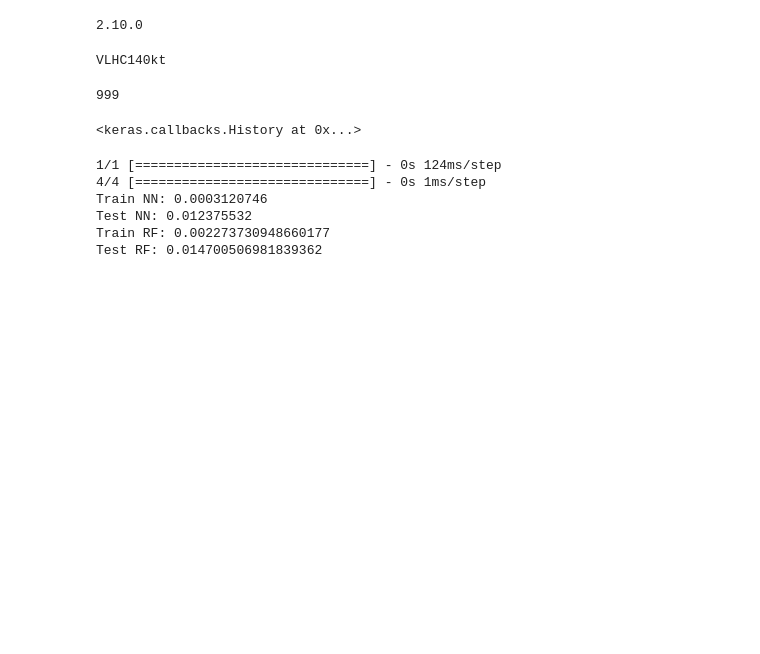
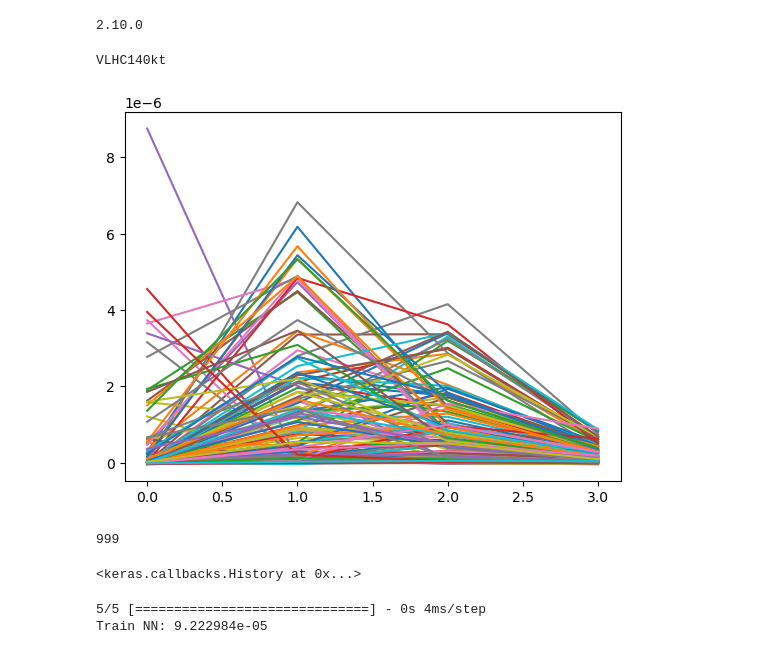
Before and after one commit to malcolmmaas/volcano, a Jupyter notebook: copy2_nn_pymc_linear_non_grad.ipynb, the cells around one changed output. Cells and saved outputs as stored; diff of their text form; code cells hidden in the pictures; blank space fills up the shorter version.

```diff
--- a/copy2_nn_pymc_linear_non_grad.ipynb
+++ b/copy2_nn_pymc_linear_non_grad.ipynb
@@ -203,23 +213,35 @@ df['stratospheric_so2_pct'] = df.apply(lambda row: get_stratospheric_so2_pct(row
 # df_south = df[df['latitude'] <= -30]
 # df_tropic = df[(df['latitude'] > -30) & (df['latitude'] < 30)]
 # df_north = df[df['latitude'] >= 30]
-# %%
-su_deps = []
-for run in df.index:
-    print(run, end='\r')
-    test = netCDF4.Dataset('timeseries/'+run+'/MON.Antarctica.taij'+run+'.nc')
-    test_su_dep = sum([test[v][:] for v in su_dep_vars])-su_dep_control_10yr_ant
-    test_su_dep = test_su_dep*flux_to_tg/su_mmass
-    m = int(df.loc[run]['month'])-1
-    # shift so it's months since eruption, get first 4 years
-    test_4yr_su_dep = np.sum(test_su_dep[m:len(test_su_dep)-12+m].reshape(9,12)[:4], axis=1)
-    su_deps.append(test_4yr_su_dep)
-
-params = ['longitude', 'latitude', 'julday', 'plumebottom', 'plumetop', 'H2O', 'stratospheric_so2', 'tropospheric_so2']
-X = df[params]
-y = np.array(su_deps)
-# %% [output]
-VLHC140kt
+# %%
+su_deps = []
+for run in df.index:
+    print(run, end='\r')
+#     test = netCDF4.Dataset('timeseries/'+run+'/MON.Antarctica.taij'+run+'.nc')
+#     test_su_dep = sum([test[v][:] for v in su_dep_vars])-su_dep_control_10yr_ant
+#     test_su_dep = test_su_dep*s_per_month/su_mmass
+#     m = int(df.loc[run]['month'])-1
+    # shift so it's months since eruption, get first 4 years
+#     test_4yr_su_dep = np.sum(test_su_dep[m:len(test_su_dep)-12+m].reshape(9,12)[:4], axis=1)
+#     test_4yr_su_dep_ant = np.sum(test_su_dep.reshape(10,12)[:4], axis=1)
+
+    test = netCDF4.Dataset('timeseries/'+run+'/MON.Greenland.taij'+run+'.nc')
+    test_su_dep = sum([test[v][:] for v in su_dep_vars])-su_dep_control_10yr_gr
+    test_su_dep = test_su_dep*s_per_month/su_mmass
+    test_4yr_su_dep_gr = np.sum(test_su_dep.reshape(10,12)[:4], axis=1)
+
+#     su_deps.append(np.concatenate((test_4yr_su_dep_ant, test_4yr_su_dep_gr)))
+    su_deps.append(test_4yr_su_dep_gr)
+
+params = ['longitude', 'latitude', 'julday', 'plumebottom', 'plumetop', 'H2O', 'stratospheric_so2', 'tropospheric_so2']
+X = df[params]
+y = np.array(su_deps)
+
+for s in su_deps:
+    plt.plot(s)
+# %% [output]
+VLHC140kt
+[figure, added]
 # %%
 X_scaled = X.copy()
 X_scaled['latitude'] = np.sin(X['latitude']*np.pi/180)
@@ -276,21 +301,18 @@ nn_model.fit(X_scaled[:split_index], y_scaled[:split_index], epochs=EPOCHS,
 999
 <keras.callbacks.History at 0x...>
 # %%
-test_nn_score = mean_squared_error(y_scaled[split_index:], nn_model.predict(X_scaled[split_index:]))
-test_rf_score = mean_squared_error(y_scaled[split_index:], rf_model.predict(X_scaled[split_index:]))
-train_nn_score = mean_squared_error(y_scaled[:split_index], nn_model.predict(X_scaled[:split_index]))
-train_rf_score = mean_squared_error(y_scaled[:split_index], rf_model.predict(X_scaled[:split_index]))
+# test_nn_score = mean_squared_error(y_scaled[split_index:], nn_model.predict(X_scaled[split_index:]))
+# test_rf_score = mean_squared_error(y_scaled[split_index:], rf_model.predict(X_scaled[split_index:]))
+# train_nn_score = mean_squared_error(y_scaled[:split_index], nn_model.predict(X_scaled[:split_index]))
+train_nn_score = mean_squared_error(y_scaled, nn_model.predict(X_scaled))
+# train_rf_score = mean_squared_error(y_scaled[:split_index], rf_model.predict(X_scaled[:split_index]))
 print('Train NN: '+str(train_nn_score))
-print('Test NN: '+str(test_nn_score))
-print('Train RF: '+str(train_rf_score))
-print('Test RF: '+str(test_rf_score))
+# print('Test NN: '+str(test_nn_score))
+# print('Train RF: '+str(train_rf_score))
+# print('Test RF: '+str(test_rf_score))
 # %% [output]
-1/1 [==============================] - 0s 124ms/step
-4/4 [==============================] - 0s 1ms/step
-Train NN: 0.0003120746
-Test NN: 0.012375532
-Train RF: 0.002273730948660177
-Test RF: 0.014700506981839362
+5/5 [==============================] - 0s 4ms/step
+Train NN: 9.222984e-05
 # %%
 ### Define the loglikelihood function
 ### Need to be double checked
```
Also changed, not shown: parts of 8 cells of this notebook, 2 other files.
